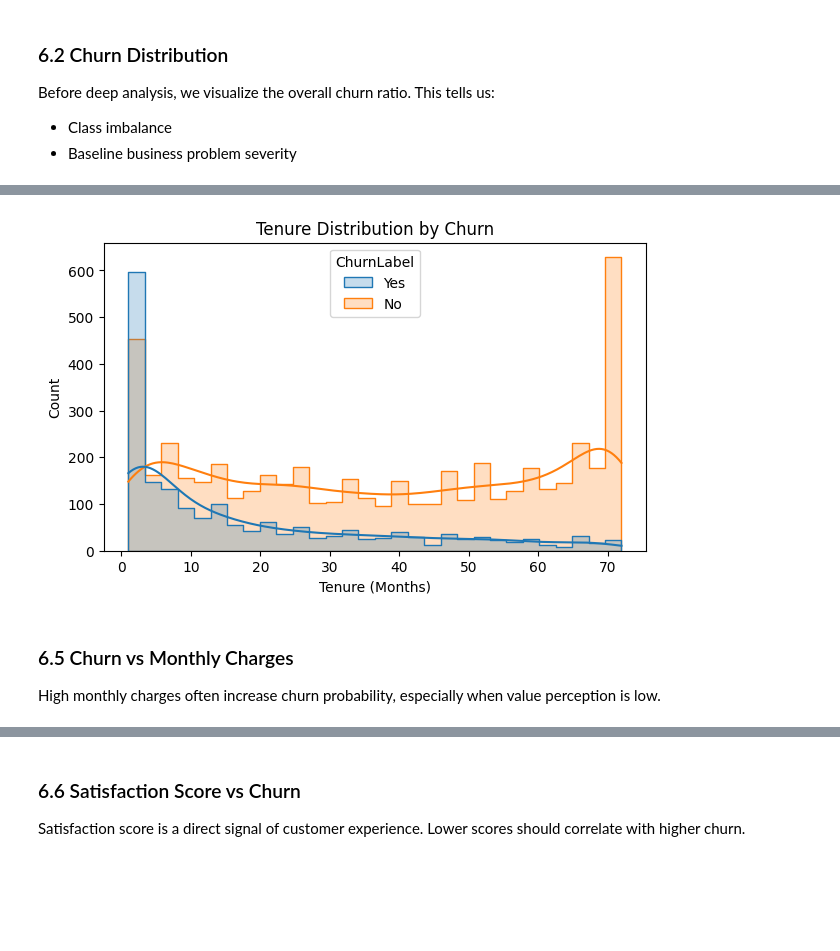
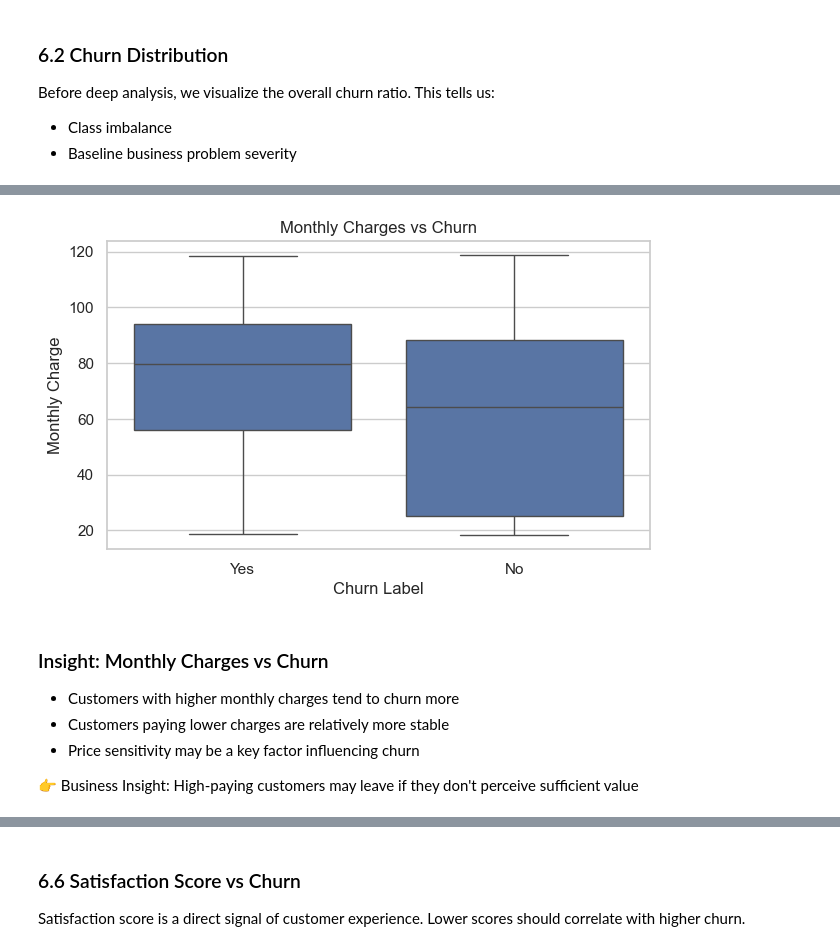
Before and after one commit to Vishaldubey2210/Churn_Model, a Jupyter notebook: notebooks/churn_analysis.ipynb, the cells around one changed output, grey strips where cells are left out. Saved outputs shown, nothing was run; the diff lists cells and outputs as text; code cells hidden in the pictures; blank space fills up the shorter version.

```diff
--- a/notebooks/churn_analysis.ipynb
+++ b/notebooks/churn_analysis.ipynb
@@ -104,8 +162,3 @@ This avoids bugs caused by:
 # %%
-# Remove leading/trailing spaces
 df.columns = df.columns.str.strip()
-
-# Remove spaces inside column names
-df.columns = df.columns.str.replace(" ", "", regex=False)
-
-df.columns
+df.columns = df.columns.str.replace(" ", "_")
@@ -212,0 +301,12 @@ df.drop(columns=leakage_cols, inplace=True)
+# %%
+# Feature Selection section me
+leakage_cols = [
+    "Customer_Status",
+    "Churn_Score",
+    "Churn_Category",
+    "Churn_Reason"
+]
+
+leakage_cols = [col for col in leakage_cols if col in df.columns]
+
+df.drop(columns=leakage_cols, inplace=True)
@@ -249,22 +406,19 @@ Low tenure customers are generally at higher churn risk.
 # %%
 plt.figure(figsize=(7,4))
-sns.histplot(
-    data=df,
-    x="TenureinMonths",
-    hue="ChurnLabel",
-    bins=30,
-    kde=True,
-    element="step"
-)
-plt.title("Tenure Distribution by Churn")
-plt.xlabel("Tenure (Months)")
-plt.ylabel("Count")
+sns.boxplot(x="Churn_Label", y="Monthly_Charge", data=df)
+plt.title("Monthly Charges vs Churn")
+plt.xlabel("Churn Label")
+plt.ylabel("Monthly Charge")
 plt.show()
 # %% [output]
-[figure, old version]
+[figure, new version]
-# %% [markdown]
-### 6.5 Churn vs Monthly Charges
-
-High monthly charges often increase churn probability,
-especially when value perception is low.
+# %% [markdown]
+### Insight: Monthly Charges vs Churn
+
+- Customers with higher monthly charges tend to churn more
+- Customers paying lower charges are relatively more stable
+- Price sensitivity may be a key factor influencing churn
+
+👉 Business Insight:
+High-paying customers may leave if they don't perceive sufficient value
 # %%
```
Also changed, not shown: parts of 111 cells of this notebook, 3 other files.
